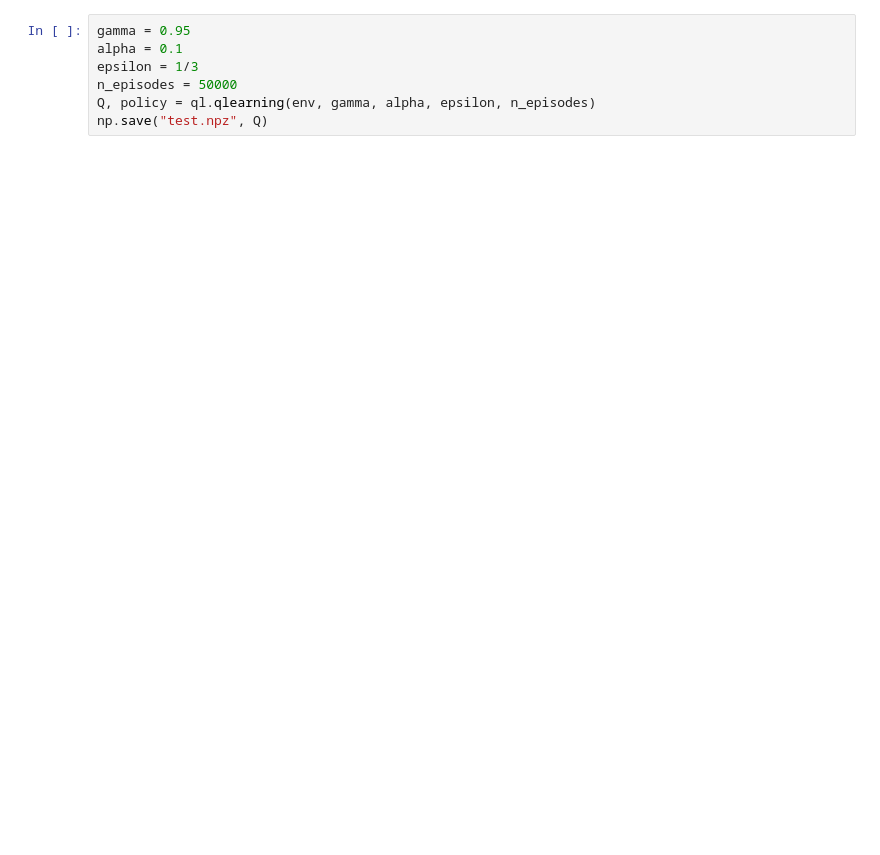
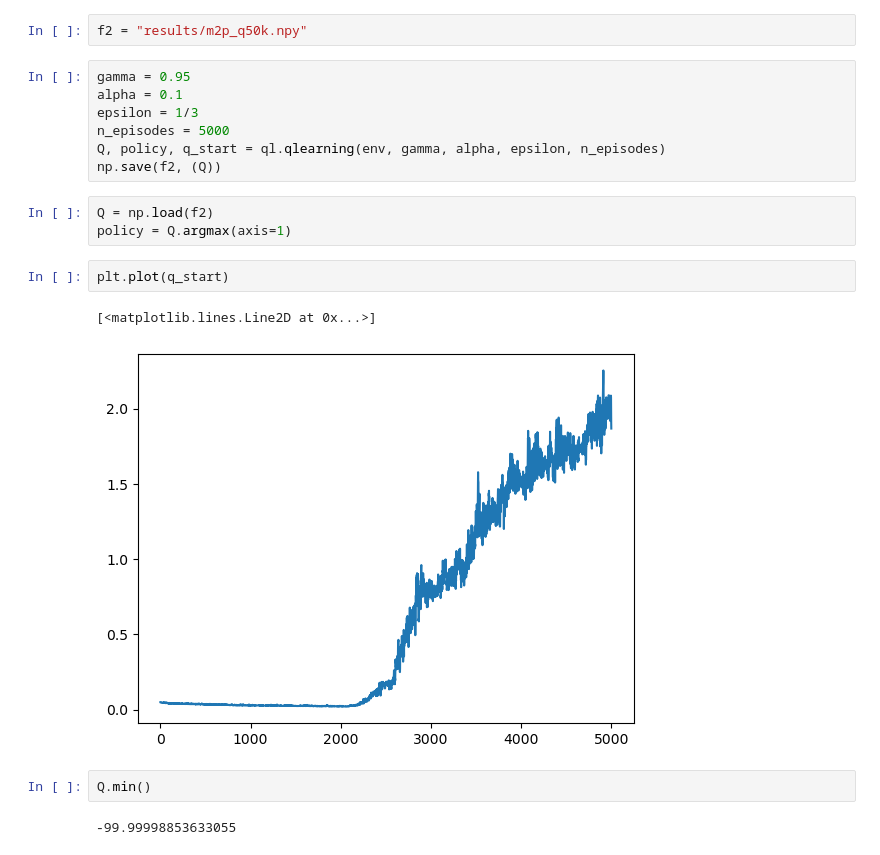
Before and after one commit to jannikwagner/el2805_labs, a Jupyter notebook: lab1/bonus1/testmaze2.ipynb, the cells around one changed output. Drawn from its saved outputs; the diff is of its cells as text; blank space fills up the shorter version.

```diff
--- a/lab1/bonus1/testmaze2.ipynb
+++ b/lab1/bonus1/testmaze2.ipynb
@@ -39,10 +71,24 @@ print(path, len(path))
+# %%
+f2 = "results/m2p_q50k.npy"
 # %%
 gamma = 0.95
 alpha = 0.1
 epsilon = 1/3
-n_episodes = 50000
-Q, policy = ql.qlearning(env, gamma, alpha, epsilon, n_episodes)
-np.save("test.npz", Q)
+n_episodes = 5000
+Q, policy, q_start = ql.qlearning(env, gamma, alpha, epsilon, n_episodes)
+np.save(f2, (Q))
+# %%
+Q = np.load(f2)
+policy = Q.argmax(axis=1)
+# %%
+plt.plot(q_start)
+# %% [output]
+[<matplotlib.lines.Line2D at 0x...>]
+[figure, added]
+# %%
+Q.min()
+# %% [output]
+-99.99998853633055
 # %%
 method = "ValIter"
 path = env.simulate((0, 0), policy, method)
```
Also changed, not shown: parts of 20 cells of this notebook, 8 other files.
